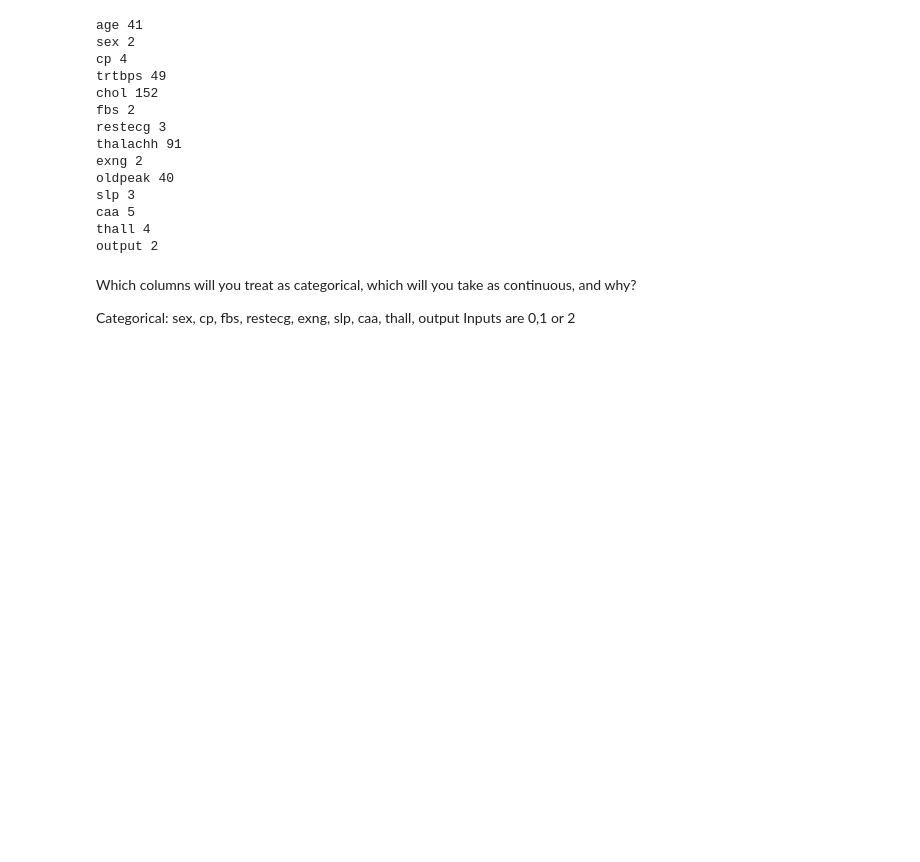
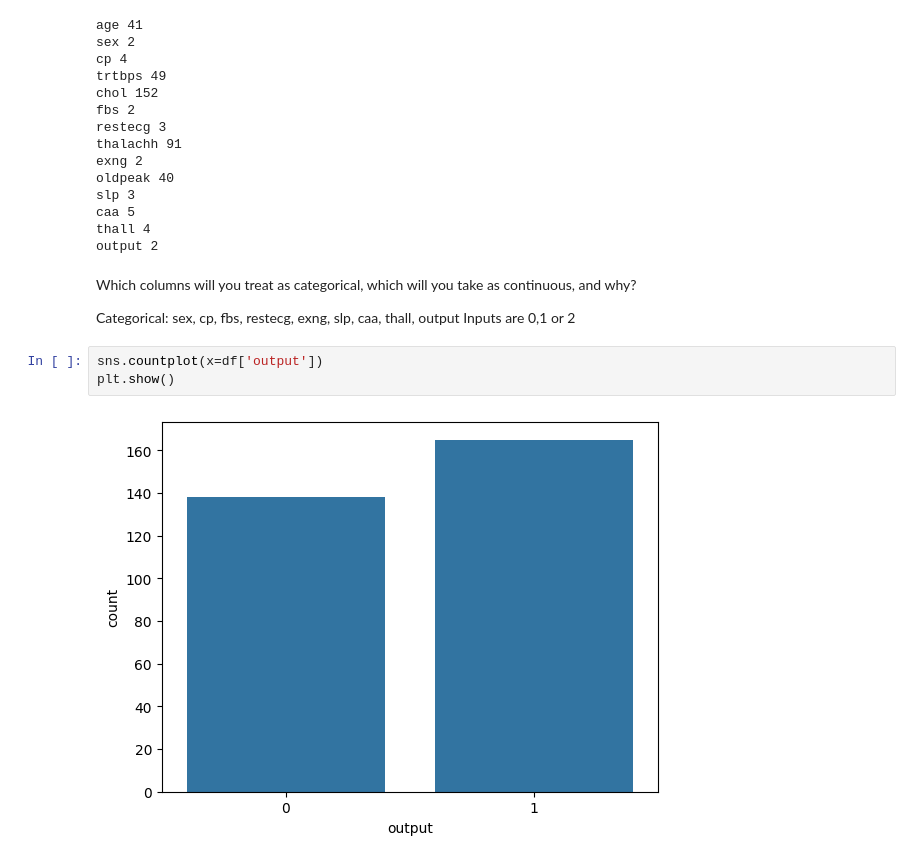
Before and after one commit to gordonnguyen/data-science-1, a Jupyter notebook: hw2/hw2_nguyen_anhnhunhan_2215275.ipynb, the cells around one changed output. Saved outputs shown, nothing was run; the diff lists cells and outputs as text; blank space fills up the shorter version.

```diff
--- a/hw2/hw2_nguyen_anhnhunhan_2215275.ipynb
+++ b/hw2/hw2_nguyen_anhnhunhan_2215275.ipynb
@@ -68,3 +68,8 @@ Which columns will you treat as categorical, which will you take as continuous,
 
 Categorical: sex, cp, fbs, restecg, exng, slp, caa, thall, output
 Inputs are 0,1 or 2
+# %%
+sns.countplot(x=df['output'])
+plt.show()
+# %% [output]
+[figure, added]
```
Also changed, not shown: parts of 3 cells of this notebook, 28 other files.
